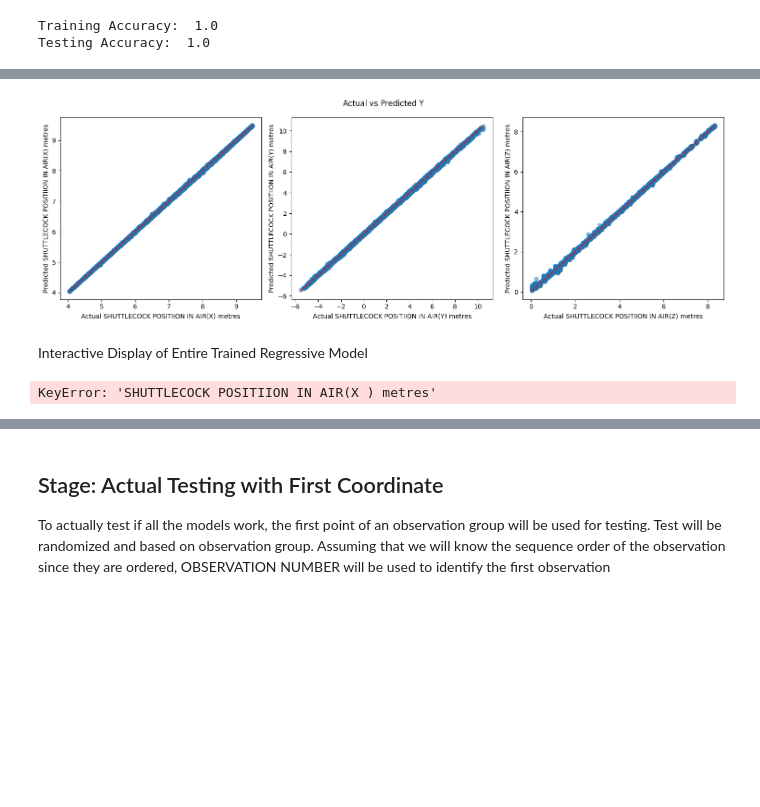
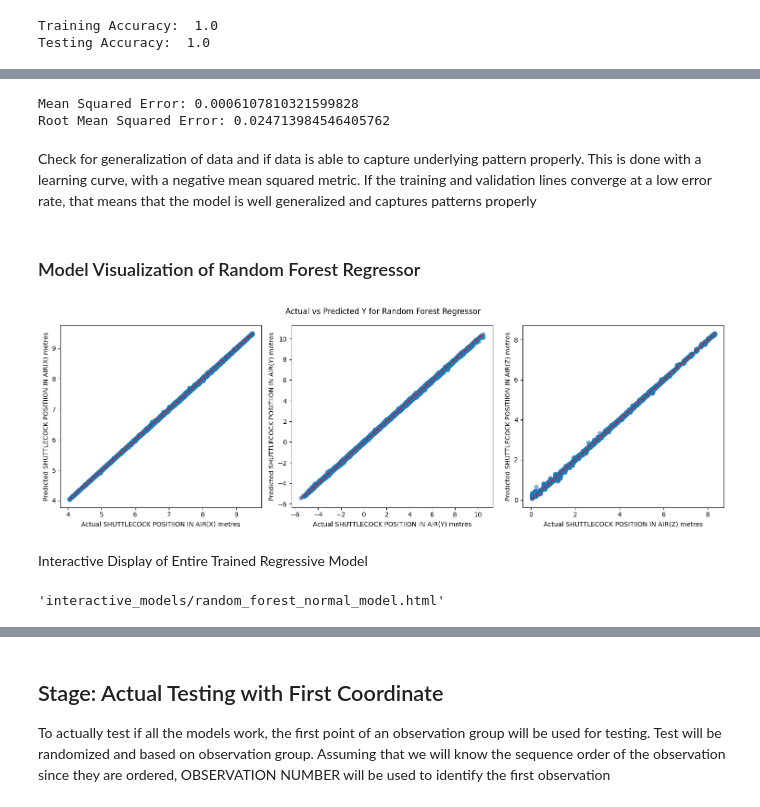
Before and after one commit to mtwchuang/CSC3005-Shuttlecock-Trajectory-Estimation, a Jupyter notebook: regression_approach_normal_input.ipynb, the cells around one changed output, grey strips where cells are left out. Drawn from its saved outputs; the diff is of its cells as text; code cells hidden in the pictures; blank space fills up the shorter version.

```diff
--- a/regression_approach_normal_input.ipynb
+++ b/regression_approach_normal_input.ipynb
@@ -271,3 +281,19 @@ Testing Accuracy:  1.0
+# %%
+# Define X and Y features
+X_features_Regression = data[['HUMAN PLAYER POSITION (X) metres',
+                        'HUMAN PLAYER POSITION (Y) metres',
+                        'HUMAN PLAYER POSITION (Z) metres',
+                        'INITITAL VELOCITY OF SHUTTELCOCK(m/s)',
+                        'INITIAL SHUTTELCOCK FIRING ANGLE (DEGREE)',
+                        'INITIAL SHUTTELCOCK SLANT ANGLE TO SIDELINE(DEGREE)',
+                        'OBSERVATION NUMBER']]
+
+Y_features_Regression = data[['SHUTTLECOCK POSITIION IN AIR(X) metres',
+                        'SHUTTLECOCK POSITIION IN AIR(Y) metres',
+                        'SHUTTLECOCK POSITIION IN AIR(Z) metres']]
+
+# splitting data into X, Y train test, 80/20
+X_train_Regression, X_test_Regression, Y_train_Regression, Y_test_Regression = train_test_split(X_features_Regression, Y_features_Regression, test_size=0.2, random_state=42)
 # %% [markdown]
 ### Random Forest Regressor
 Random Forest is an ensemble learning algorithm that combines multiple decision trees to make predictions. It can handle both numerical and categorical data and is capable of capturing complex relationships in the data. It does not require feature standardization as they are not sensitive to the scale of the features. Random Forest algorithms work by creating decision trees based on random subsets of features, and each decision tree independently makes decisions based on these features.
@@ -319,10 +351,5 @@ This model will allow us predict an X, Y, Z coordinate in relation to the indepe
 # %%
 model_randomForest = RandomForestRegressor(n_estimators=100, max_depth=15, random_state=42)  # for regression
 
-model_randomForest.fit(X_train_RF, Y_train_RF)
-y_pred = model_randomForest.predict(X_test_RF)
-
-mse = mean_squared_error(Y_test_RF, y_pred)
-print("Mean Squared Error:", mse)
-rmse = math.sqrt(mse)
-print("Root Squared Error:", rmse)
+model_randomForest.fit(X_train_Regression, Y_train_Regression)
+y_pred_RF = model_randomForest.predict(X_test_Regression)
@@ -331,0 +359,10 @@ Root Squared Error: 0.024713984546405762
+# %%
+mse_RF = mean_squared_error(Y_test_Regression, y_pred_RF)
+print("Mean Squared Error:", mse_RF)
+rmse_RF = math.sqrt(mse_RF)
+print("Root Mean Squared Error:", rmse_RF)
+# %% [output]
+Mean Squared Error: 0.0006107810321599828
+Root Mean Squared Error: 0.024713984546405762
+# %% [markdown]
+Check for generalization of data and if data is able to capture underlying pattern properly. This is done with a learning curve, with a negative mean squared metric. If the training and validation lines converge at a low error rate, that means that the model is well generalized and captures patterns properly
@@ -332,19 +390,21 @@ Root Squared Error: 0.024713984546405762
+# %% [markdown]
+### Model Visualization of Random Forest Regressor
 # %%
 # Plotting the scatterplot
 fig, ax = plt.subplots(1, 3, figsize=(15, 5))
 
 # Plotting for each target variable
-for i, target in enumerate(Y_features_RF.columns):
-    ax[i].scatter(Y_test_RF[target], y_pred[:, i], alpha=0.5)
-    ax[i].plot([Y_test_RF[target].min(), Y_test_RF[target].max()], [Y_test_RF[target].min(), Y_test_RF[target].max()], 'r--')
+for i, target in enumerate(Y_features_Regression.columns):
+    ax[i].scatter(Y_test_Regression[target], y_pred_RF[:, i], alpha=0.5)
+    ax[i].plot([Y_test_Regression[target].min(), Y_test_Regression[target].max()], [Y_test_Regression[target].min(), Y_test_Regression[target].max()], 'r--')
     ax[i].set_xlabel('Actual ' + target)
     ax[i].set_ylabel('Predicted ' + target)
 
-plt.suptitle('Actual vs Predicted Y')
+plt.suptitle('Actual vs Predicted Y for Random Forest Regressor')
 plt.tight_layout()
 plt.show()
 # %% [output]
-[figure, old version]
+[figure, new version]
 # %% [markdown]
 Interactive Display of Entire Trained Regressive Model
 # %%
@@ -353,9 +413,9 @@ from plotly.offline import plot
 
 # Create traces for actual and predicted values
 actual_trace = go.Scatter3d(
-    x=Y_test_RF['SHUTTLECOCK POSITIION IN AIR(X) metres'],
-    y=Y_test_RF['SHUTTLECOCK POSITIION IN AIR(Y) metres'],
-    z=Y_test_RF['SHUTTLECOCK POSITIION IN AIR(Z) metres'],
+    x=Y_test_Regression['SHUTTLECOCK POSITIION IN AIR(X) metres'],
+    y=Y_test_Regression['SHUTTLECOCK POSITIION IN AIR(Y) metres'],
+    z=Y_test_Regression['SHUTTLECOCK POSITIION IN AIR(Z) metres'],
     name='Actual',
     mode='markers',
     marker=dict(
@@ -366,9 +426,9 @@ actual_trace = go.Scatter3d(
 )
 
 predicted_trace = go.Scatter3d(
-    x=y_pred[:, 0],
-    y=y_pred[:, 1],
-    z=y_pred[:, 2],
+    x=y_pred_RF[:, 0],
+    y=y_pred_RF[:, 1],
+    z=y_pred_RF[:, 2],
     name='Predicted',
     mode='markers',
     marker=dict(
@@ -380,7 +440,7 @@ predicted_trace = go.Scatter3d(
 
 # Create layout
 layout = go.Layout(
-    title='Actual vs Predicted Shuttlecock Positions',
+    title='Actual vs Predicted Shuttlecock Positions for Random Forest Regressor',
     scene=dict(
         xaxis=dict(title='X'),
         yaxis=dict(title='Y'),
@@ -394,4 +454,4 @@ fig = go.Figure(data=[actual_trace, predicted_trace], layout=layout)
 # Save the plot as an HTML file
 plot(fig, filename='interactive_models/random_forest_normal_model.html')
 # %% [output]
-KeyError: 'SHUTTLECOCK POSITIION IN AIR(X ) metres'
+'interactive_models/random_forest_normal_model.html'
```
Also changed, not shown: parts of 50 cells of this notebook, 7 other files.
